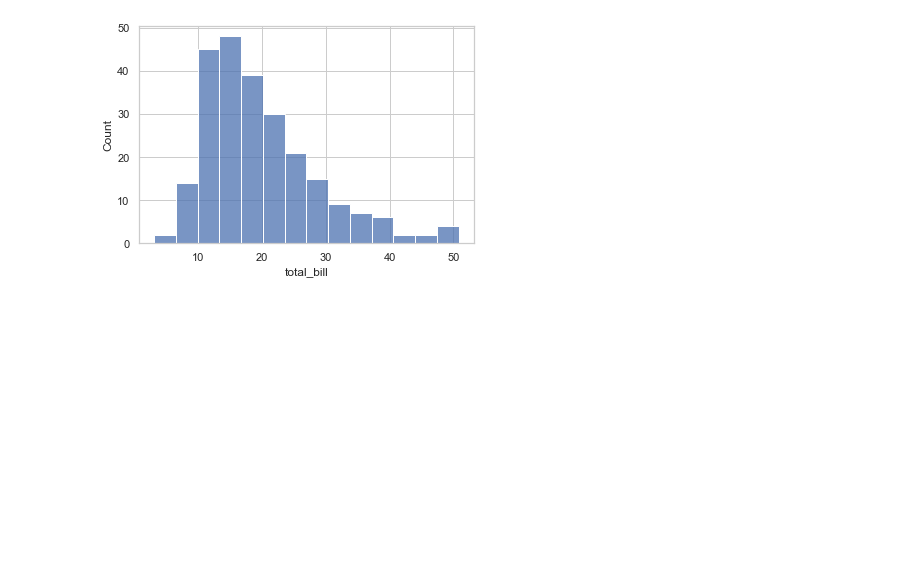
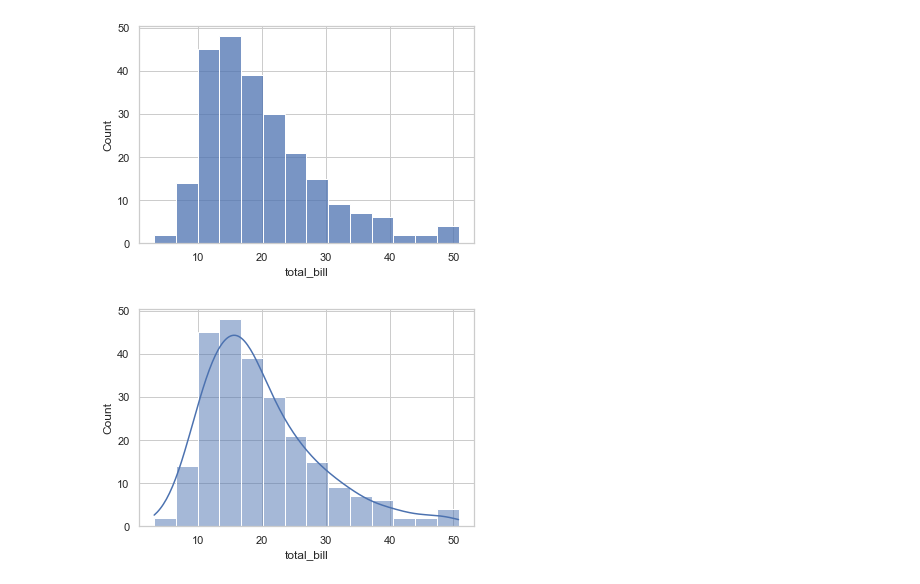
Before and after one commit to lnbalon/mab2133, a Jupyter notebook: lecture_notes/data_visualization.ipynb, the cells around one changed output. Saved outputs shown, nothing was run; the diff lists cells and outputs as text; code cells hidden in the pictures; blank space fills up the shorter version.

```diff
--- a/lecture_notes/data_visualization.ipynb
+++ b/lecture_notes/data_visualization.ipynb
@@ -43,3 +43,7 @@ ax = sns.boxplot(x="day",
 ax = sns.histplot(data=tips, x="total_bill")
 # %% [output]
 [figure]
+# %%
+ax = sns.histplot(data=tips, x="total_bill", kde=True)
+# %% [output]
+[figure, added]
```
Also changed, not shown: parts of 3 cells of this notebook.
